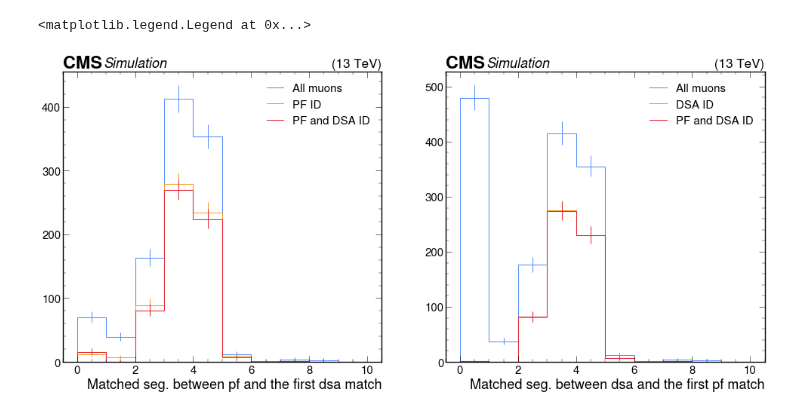
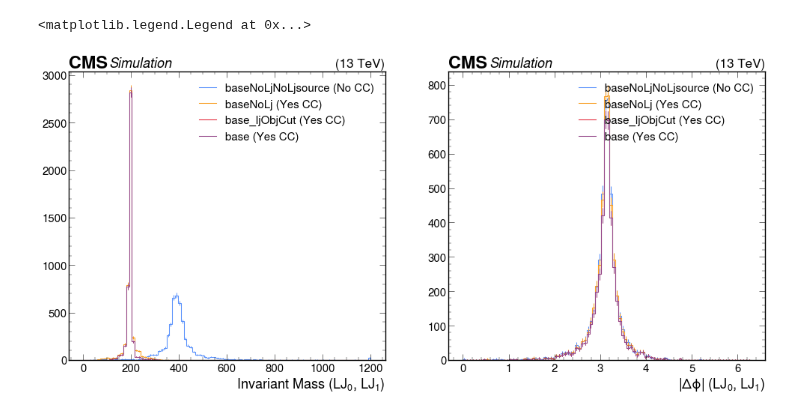
Before and after one commit to yeopjjang/SIDM, a Jupyter notebook: sidm/studies/Muon_crosscleaning/Simple_test.ipynb, the cells around one changed output. Drawn from its saved outputs; the diff is of its cells as text; code cells hidden in the pictures.

```diff
--- a/sidm/studies/Muon_crosscleaning/Simple_test.ipynb
+++ b/sidm/studies/Muon_crosscleaning/Simple_test.ipynb
@@ -160,26 +146,23 @@ plt.legend(["All DSA Muons", "DSA Muon Cuts Applied"])
-# %%
-plt.subplots(1,2,figsize=(24,10))
-
-plt.subplot(1,2,1)
-utilities.plot([
-    out[samples[0]]["hists"]["muon_numOverlapSegments_matchedDSAMuons"][channels[0], :],
-    out[samples[0]]["hists"]["muon_numOverlapSegments_matchedDSAMuons"][channels[1], :], #No selections applied to DSA muons in matching
-    out[samples[0]]["hists"]["muon_numOverlapSegments_goodMatchedDSAMuons"][channels[1], :], #Normal selections applied to DSA muons in matching
-
-])
-plt.xlabel("Matched seg. between pf and the first dsa match" )
-plt.legend(["All muons", "PF ID","PF and DSA ID"])
-
-plt.subplot(1,2,2)
-utilities.plot([
-    out[samples[0]]["hists"]["dsaMuon_numOverlapSegments_matchedMuons"][channels[0], :],
-    out[samples[0]]["hists"]["dsaMuon_numOverlapSegments_matchedMuons"][channels[1], :], # No selections applied to dsa muons in matching
-    out[samples[0]]["hists"]["dsaMuon_numOverlapSegments_goodMatchedMuons"][channels[1], :], # Normal selections applied to pf muons in matching
-
-])
-#plt.yscale("log")
-plt.xlabel("Matched seg. between dsa and the first pf match" )
-plt.legend(["All muons", "DSA ID","PF and DSA ID"])
-# %% [output]
-<matplotlib.legend.Legend at 0x...>
-[figure, removed]
+# %%
+plt.subplots(1,2,figsize=(24,10))
+
+plt.subplot(1,2,1)
+utilities.plot([
+    out[samples[0]]["hists"]["lj_lj_invmass"][channels[0], :],
+    out[samples[0]]["hists"]["lj_lj_invmass"][channels[1], :],
+    out[samples[0]]["hists"]["lj_lj_invmass"][channels[2], :],
+    out[samples[0]]["hists"]["lj_lj_invmass"][channels[3], :],
+])
+plt.legend(["baseNoLjNoLjsource (No CC)", "baseNoLj (Yes CC)", "base_ljObjCut (Yes CC)", "base (Yes CC)"])
+
+plt.subplot(1,2,2)
+utilities.plot([
+    out[samples[0]]["hists"]["lj_lj_absdphi"][channels[0], :],
+    out[samples[0]]["hists"]["lj_lj_absdphi"][channels[1], :],
+    out[samples[0]]["hists"]["lj_lj_absdphi"][channels[2], :],
+    out[samples[0]]["hists"]["lj_lj_absdphi"][channels[3], :],
+])
+plt.legend(["baseNoLjNoLjsource (No CC)", "baseNoLj (Yes CC)", "base_ljObjCut (Yes CC)", "base (Yes CC)"])
+# %% [output]
+<matplotlib.legend.Legend at 0x...>
+[figure, added]
```
Also changed, not shown: parts of 6 cells of this notebook, 1 other file.
